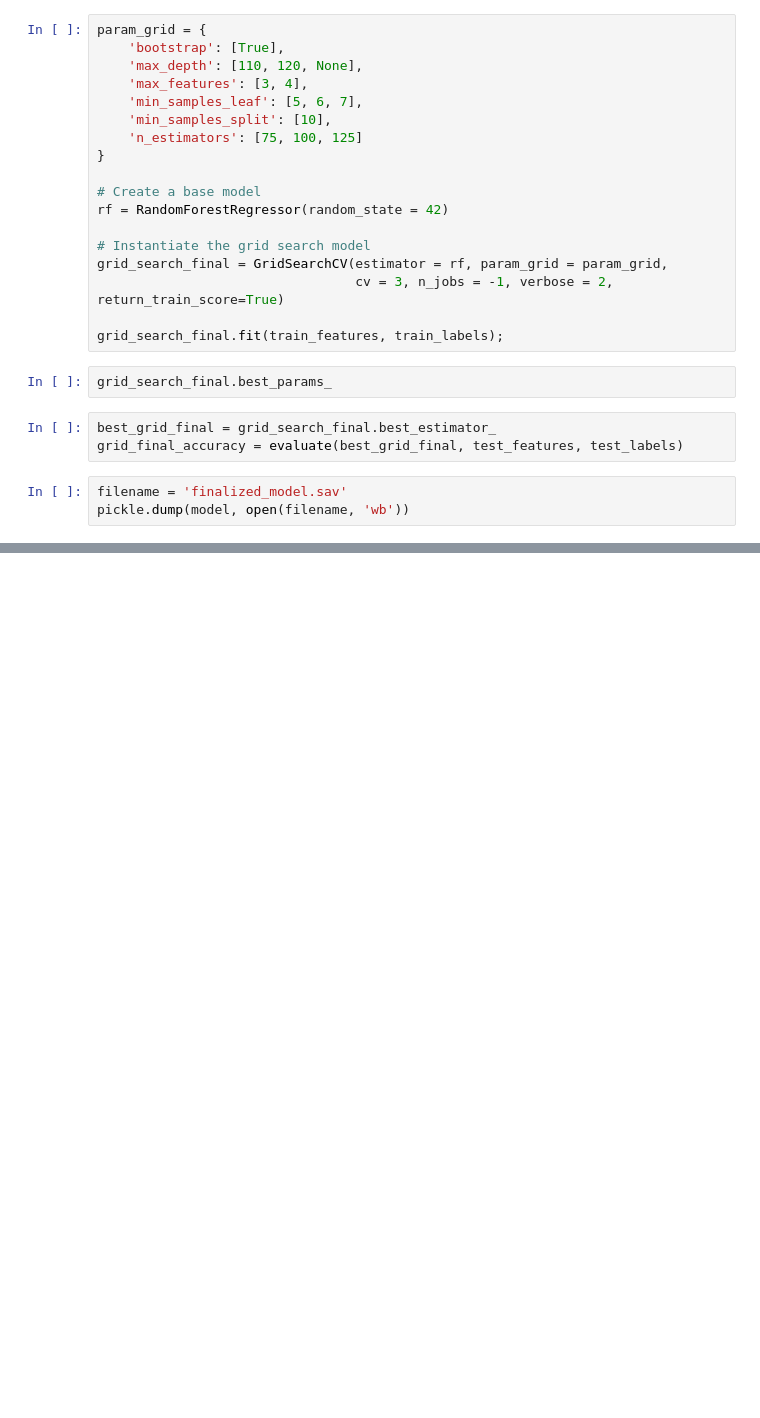
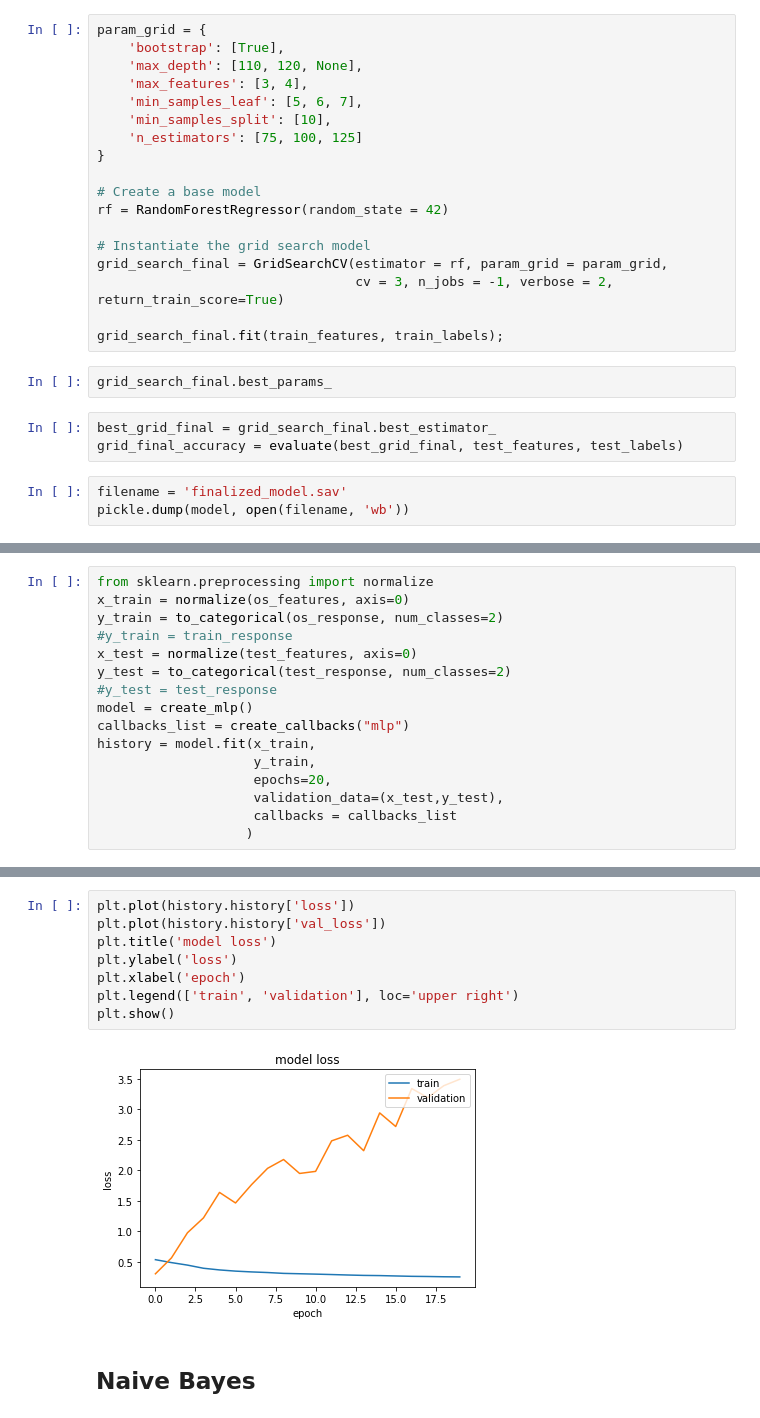
Before and after one commit to JakobGM/machine-learning-course, a Jupyter notebook: project/berild.ipynb, the cells around one changed output, grey strips where cells are left out. Drawn from its saved outputs; the diff is of its cells as text; blank space fills up the shorter version.

```diff
--- a/project/berild.ipynb
+++ b/project/berild.ipynb
@@ -228,0 +329,16 @@ pickle.dump(model, open(filename, 'wb'))
+# %%
+from sklearn.preprocessing import normalize
+x_train = normalize(os_features, axis=0)
+y_train = to_categorical(os_response, num_classes=2)
+#y_train = train_response
+x_test = normalize(test_features, axis=0)
+y_test = to_categorical(test_response, num_classes=2)
+#y_test = test_response
+model = create_mlp()
+callbacks_list = create_callbacks("mlp")
+history = model.fit(x_train,
+                    y_train,
+                    epochs=20,
+                    validation_data=(x_test,y_test),
+                    callbacks = callbacks_list
+                   )
@@ -228,0 +363,12 @@ pickle.dump(model, open(filename, 'wb'))
+# %%
+plt.plot(history.history['loss'])
+plt.plot(history.history['val_loss'])
+plt.title('model loss')
+plt.ylabel('loss')
+plt.xlabel('epoch')
+plt.legend(['train', 'validation'], loc='upper right')
+plt.show()
+# %% [output]
+[figure, added]
+# %% [markdown]
+## Naive Bayes
```
Also changed, not shown: parts of 22 cells of this notebook, 2 other files.
